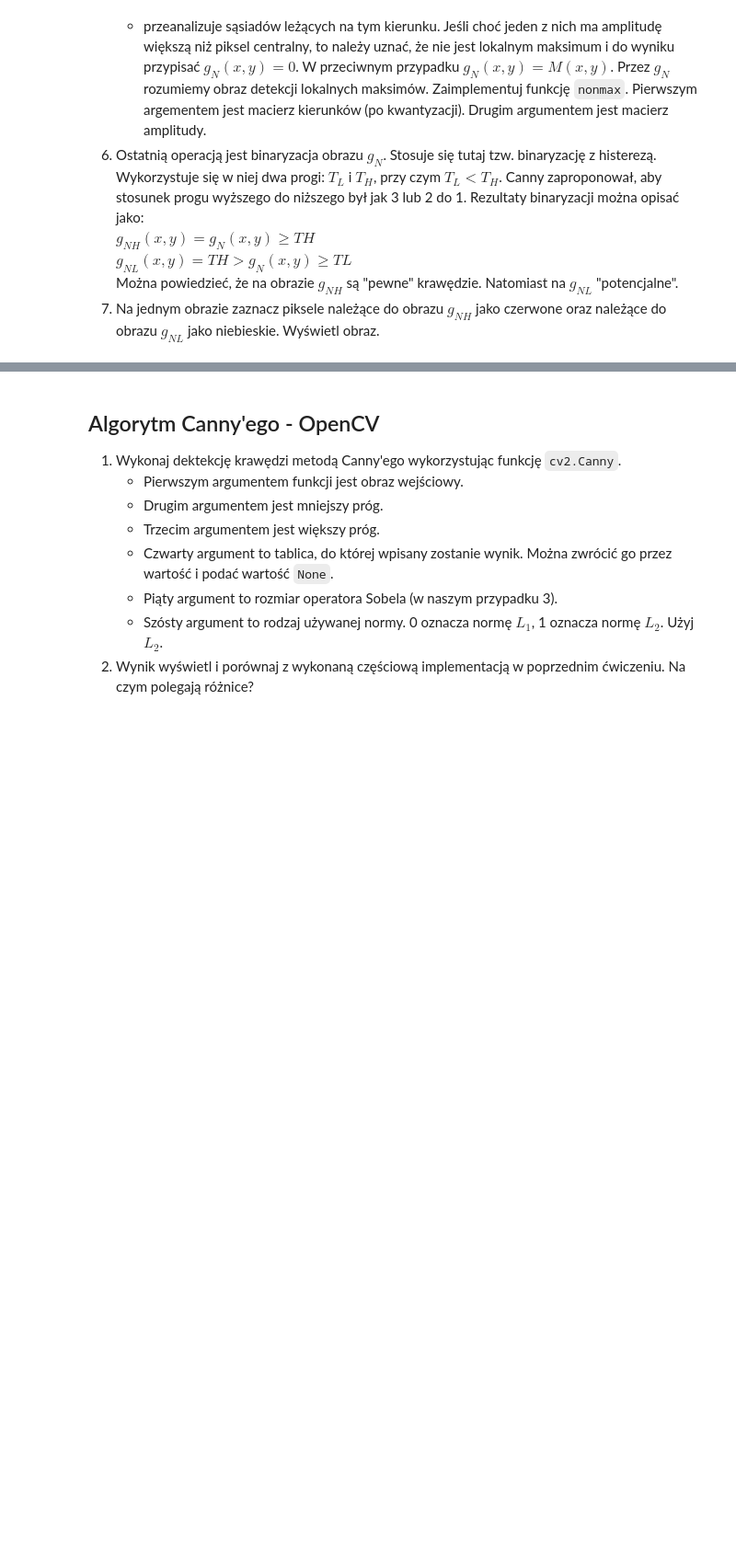
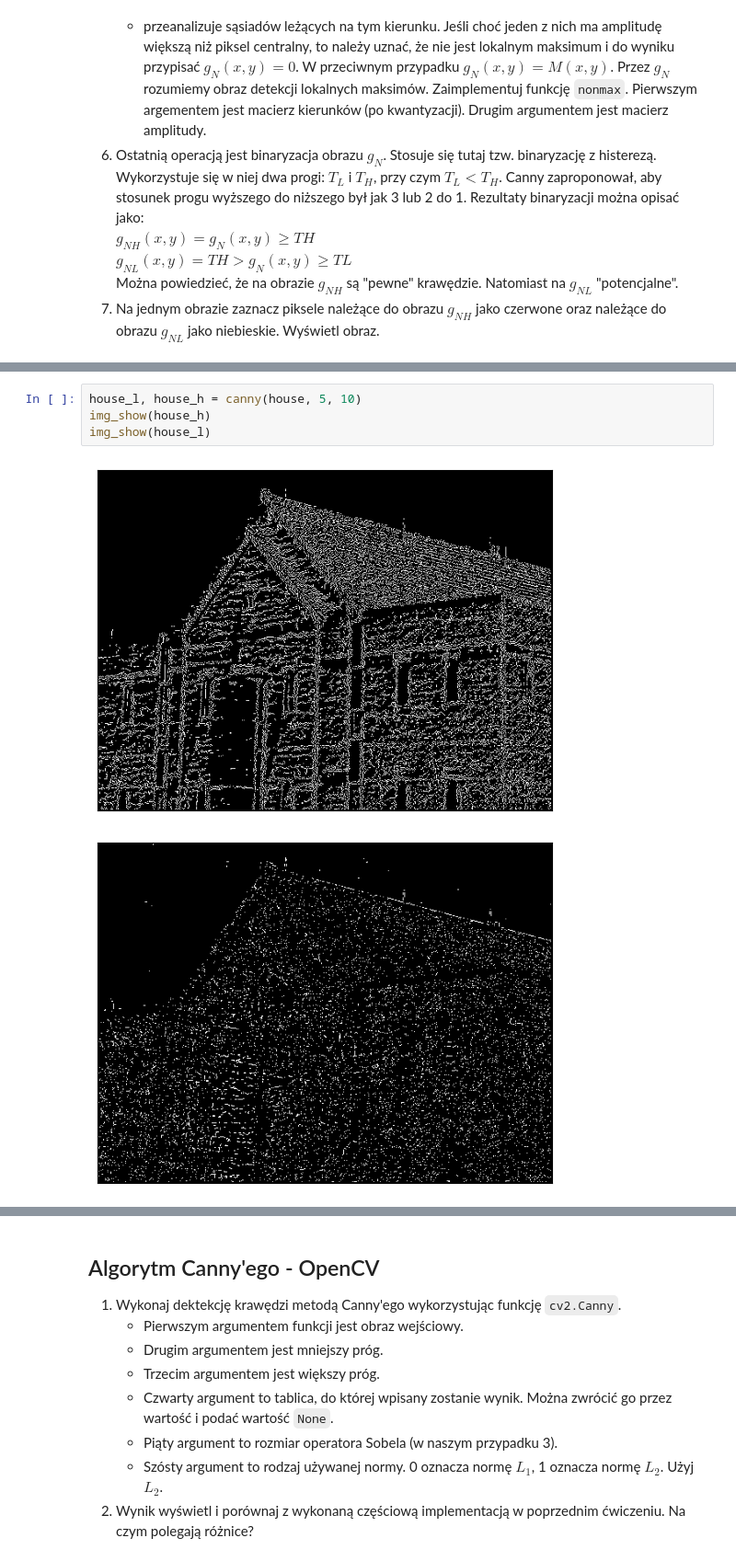
Before and after one commit to lukaszfilo-agh/Vision-systems, a Jupyter notebook: LAB09/09_Canny.ipynb, the cells around one changed output, grey strips where cells are left out. Shown at 92% size. Drawn from its saved outputs; the diff is of its cells as text; blank space fills up the shorter version.

```diff
--- a/LAB09/09_Canny.ipynb
+++ b/LAB09/09_Canny.ipynb
@@ -129,0 +233,7 @@ Wyświetl obraz.
+# %%
+house_l, house_h = canny(house, 5, 10)
+img_show(house_h)
+img_show(house_l)
+# %% [output]
+[figure, added]
+[figure, added]
```
Also changed, not shown: parts of 7 cells of this notebook.
